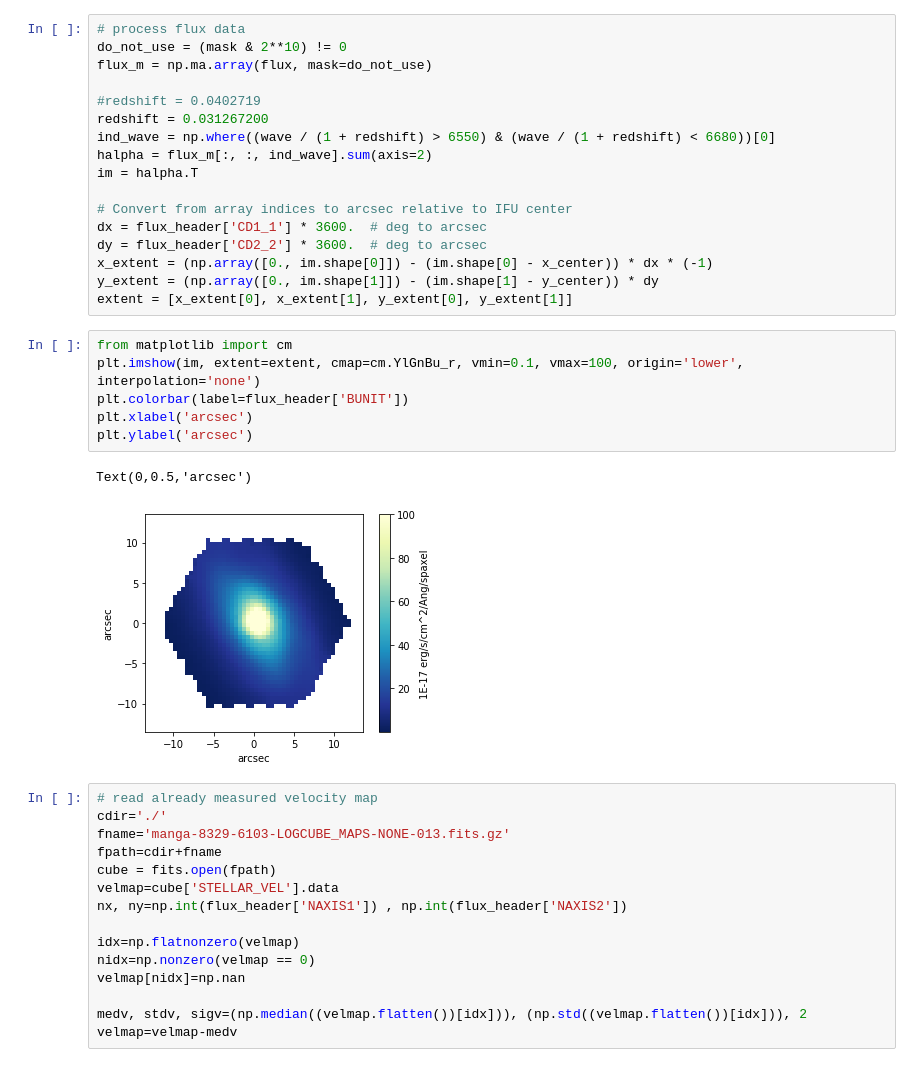
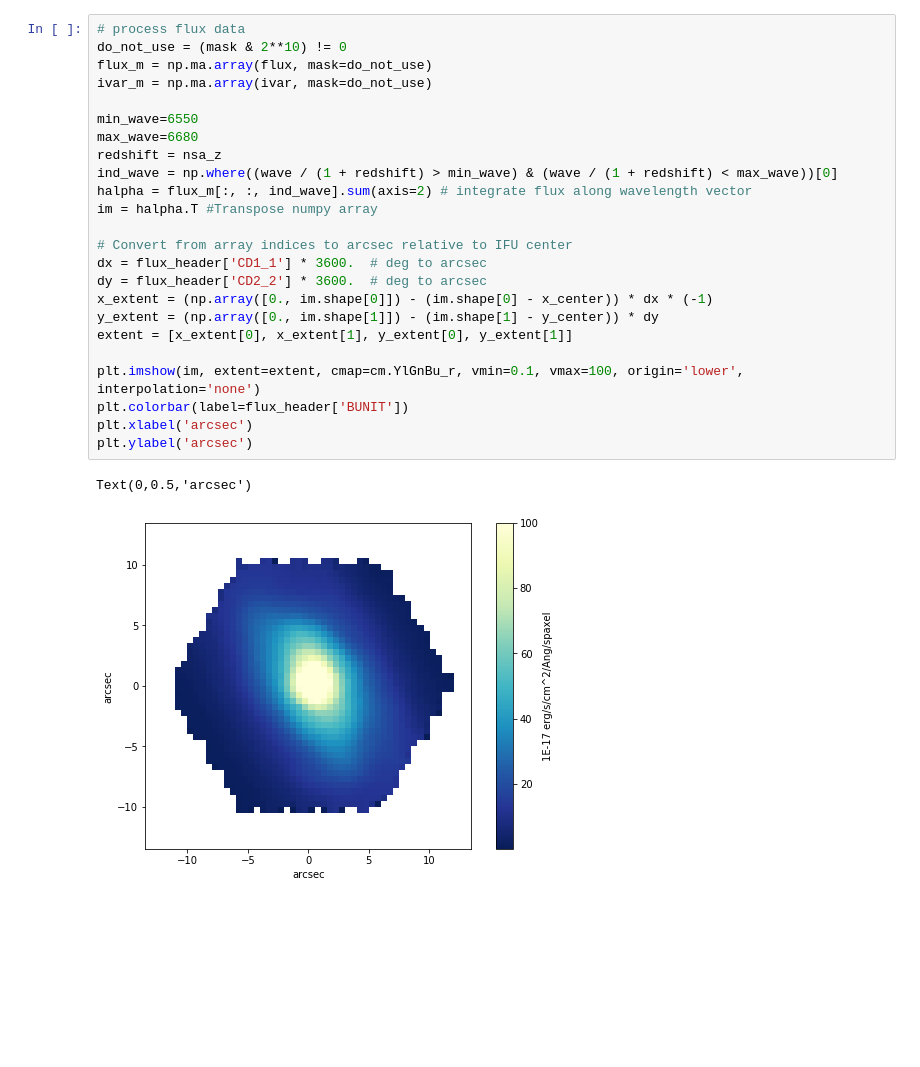
Before and after one commit to astrohchung/manga_rc_tuto, a Jupyter notebook: manga_rc_tuto.ipynb, the cells around one changed output. Drawn from its saved outputs; the diff is of its cells as text; blank space fills up the shorter version.

```diff
--- a/manga_rc_tuto.ipynb
+++ b/manga_rc_tuto.ipynb
@@ -53,41 +253,27 @@ Text(0,0.5,'1E-17 erg/s/cm^2/Ang/spaxel')
 # %%
 # process flux data
 do_not_use = (mask & 2**10) != 0
 flux_m = np.ma.array(flux, mask=do_not_use)
+ivar_m = np.ma.array(ivar, mask=do_not_use)
 
-#redshift = 0.0402719
-redshift = 0.031267200
-ind_wave = np.where((wave / (1 + redshift) > 6550) & (wave / (1 + redshift) < 6680))[0]
-halpha = flux_m[:, :, ind_wave].sum(axis=2)
-im = halpha.T
+min_wave=6550
+max_wave=6680
+redshift = nsa_z
+ind_wave = np.where((wave / (1 + redshift) > min_wave) & (wave / (1 + redshift) < max_wave))[0]
+halpha = flux_m[:, :, ind_wave].sum(axis=2) # integrate flux along wavelength vector
+im = halpha.T #Transpose numpy array
 
 # Convert from array indices to arcsec relative to IFU center
 dx = flux_header['CD1_1'] * 3600.  # deg to arcsec
 dy = flux_header['CD2_2'] * 3600.  # deg to arcsec
 x_extent = (np.array([0., im.shape[0]]) - (im.shape[0] - x_center)) * dx * (-1)
 y_extent = (np.array([0., im.shape[1]]) - (im.shape[1] - y_center)) * dy
 extent = [x_extent[0], x_extent[1], y_extent[0], y_extent[1]]
+
+plt.imshow(im, extent=extent, cmap=cm.YlGnBu_r, vmin=0.1, vmax=100, origin='lower', interpolation='none')
+plt.colorbar(label=flux_header['BUNIT'])
+plt.xlabel('arcsec')
+plt.ylabel('arcsec')
+# %% [output]
+Text(0,0.5,'arcsec')
+[figure, added]
-# %%
-from matplotlib import cm
-plt.imshow(im, extent=extent, cmap=cm.YlGnBu_r, vmin=0.1, vmax=100, origin='lower', interpolation='none')
-plt.colorbar(label=flux_header['BUNIT'])
-plt.xlabel('arcsec')
-plt.ylabel('arcsec')
-# %% [output]
-Text(0,0.5,'arcsec')
-[figure, removed]
-# %%
-# read already measured velocity map
-cdir='./'
-fname='manga-8329-6103-LOGCUBE_MAPS-NONE-013.fits.gz'
-fpath=cdir+fname
-cube = fits.open(fpath)
-velmap=cube['STELLAR_VEL'].data
-nx, ny=np.int(flux_header['NAXIS1']) , np.int(flux_header['NAXIS2'])
-
-idx=np.flatnonzero(velmap)
-nidx=np.nonzero(velmap == 0)
-velmap[nidx]=np.nan
-
-medv, stdv, sigv=(np.median((velmap.flatten())[idx])), (np.std((velmap.flatten())[idx])), 2
-velmap=velmap-medv
```
Also changed, not shown: parts of 19 cells of this notebook, 6 other files.
